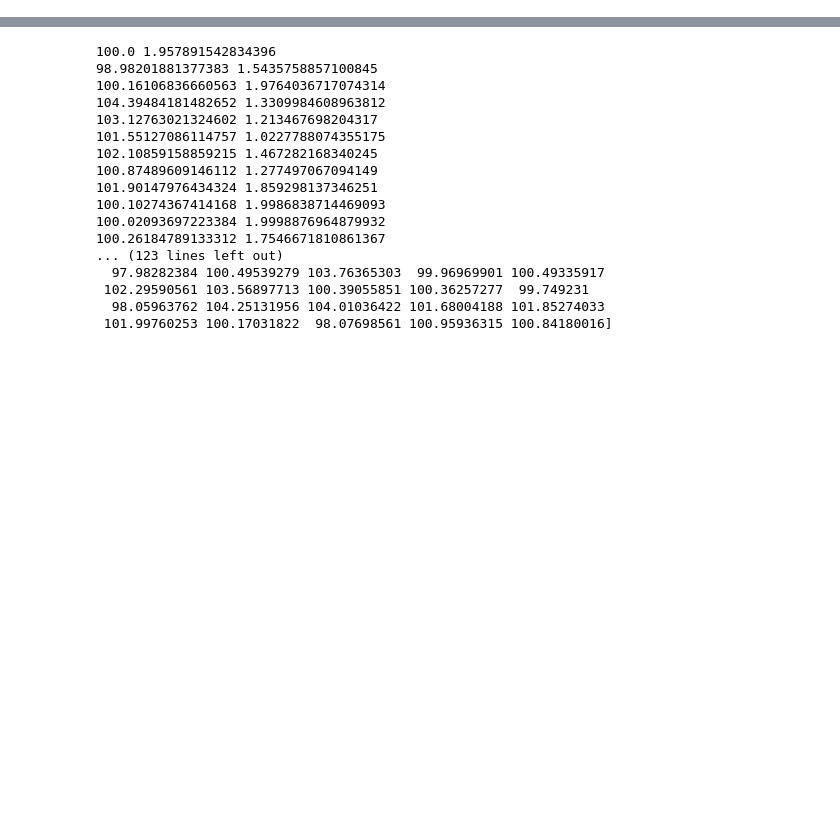
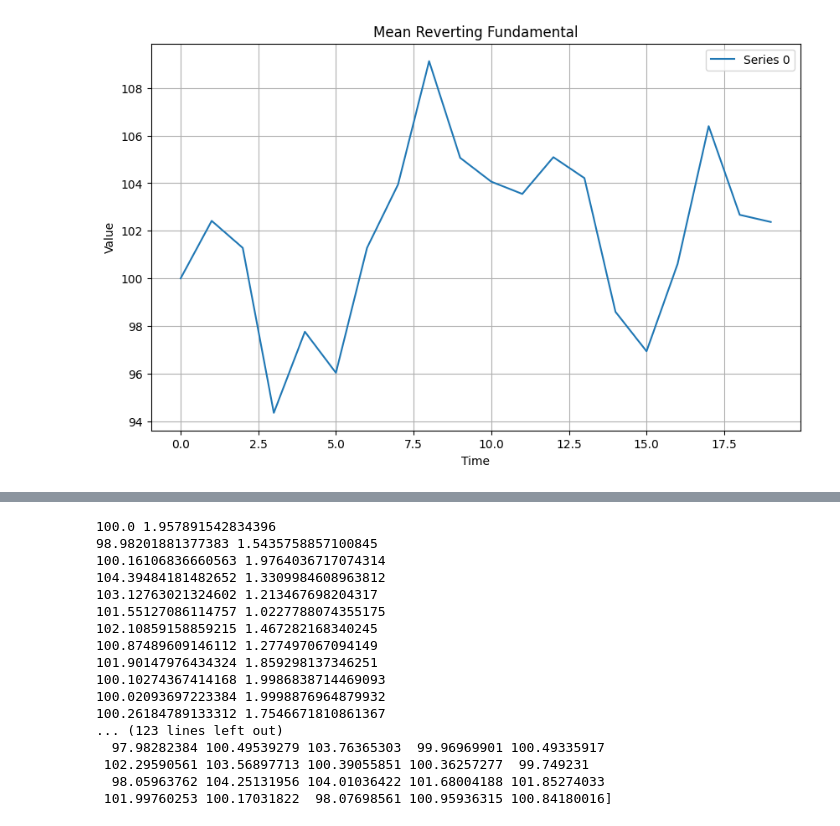
Before and after one commit to mythezone/abides-acc, a Jupyter notebook: model/timeseries/test.ipynb, the cells around one changed output, grey strips where cells are left out. Cells and saved outputs as stored; diff of their text form; code cells hidden in the pictures; blank space fills up the shorter version.

```diff
--- a/model/timeseries/test.ipynb
+++ b/model/timeseries/test.ipynb
@@ -1,24 +1,26 @@
 # %%
 from model.timeseries.traditional_generator import discrete_mean_reverting_fundamental, ornstein_uhlenbeck_process
 from gui.draw.multi_timeseries import plot_multi_timeseries, plot_x_y
 
 
 mts = []
 
-for i in range(5):
+for i in range(1):
     x = discrete_mean_reverting_fundamental(
         r_bar=100,
         sigma_s=2,
         kappa=0.2*i,
         length=20
     )
     mts.append(x)
 
 
-# plot_multi_timeseries(
-#     mts,
-#     title="Mean Reverting Fundamental",
-#     xlabel="Time",
-#     ylabel="Value",
-#     legend=["Series {}".format(i) for i in range(len(mts))]
-# )
+plot_multi_timeseries(
+    mts,
+    title="Mean Reverting Fundamental",
+    xlabel="Time",
+    ylabel="Value",
+    legend=["Series {}".format(i) for i in range(len(mts))]
+)
+# %% [output]
+[figure, added]
```
Also changed, not shown: parts of 2 cells of this notebook, 6 other files.
